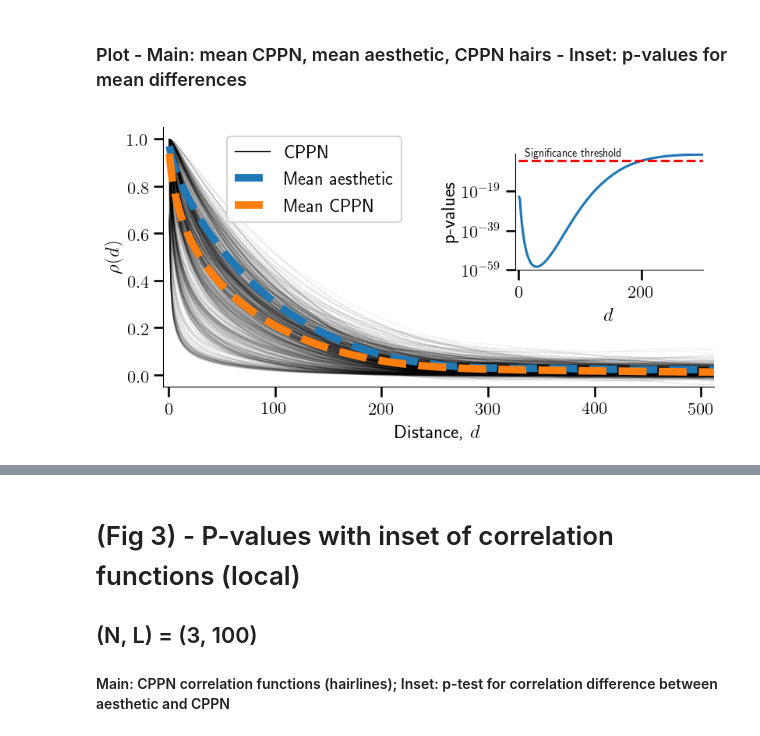
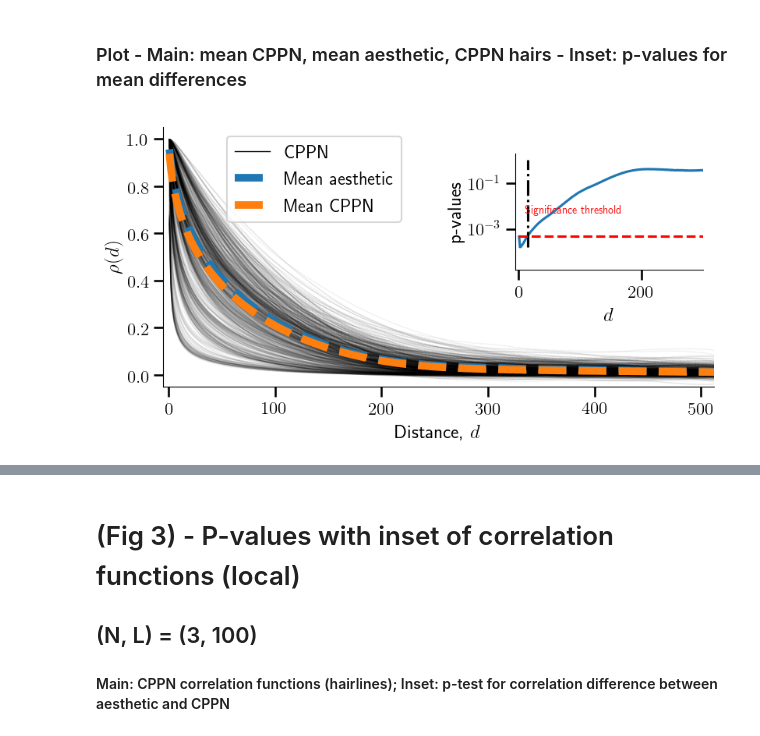
Before and after one commit to heysoos/cppn-tensorflow, a Jupyter notebook: paper_figures.ipynb, the cells around one changed output, grey strips where cells are left out. Saved outputs shown, nothing was run; the diff lists cells and outputs as text; code cells hidden in the pictures.

```diff
--- a/paper_figures.ipynb
+++ b/paper_figures.ipynb
@@ -593,7 +810,7 @@ aes_stack, _, _ = scipy.stats.binned_statistic(
             distances, aes_stack_t, statistic='mean', bins=512)
 
 corr_means, bin_edges, _ = scipy.stats.binned_statistic(
-            distances, corrs_means, statistic='mean', bins=512)
+            distances, data_cppn['corrs_means'], statistic='mean', bins=512)
 
 d = (bin_edges[1:] + bin_edges[0:-1]) / 2
 
@@ -602,17 +819,20 @@ N1 = np.shape(aes_stack)[0]
 aes_sigma = np.std(aes_stack, axis=0)
 
 cppn_mean = c_mean
-N2 = len(corrs_paths)
+N2 = np.shape(data_cppn['corrs_means'])[0]
 cppn_sigma = np.sqrt(c_var)
 
+# calculate t stat
 diff = aes_mean - cppn_mean
 vars = (aes_sigma ** 2 / N1) + (c_var / N2)
 t = diff / (np.sqrt(vars))
 
+# calculate DoF
 dof1 = N1 - 1
 dof2 = N2 - 1
 dof = (vars) ** 2 / ((aes_sigma ** 4 / (N1 ** 2 * dof1)) + (c_var ** 2 / (N2 ** 2 * dof2)))
 
+# calculate pvalue from t-stat
 pval = scipy.stats.t.sf(np.abs(t), dof) * 2
 # %% [markdown]
 ### Plot - Main: mean CPPN, mean aesthetic, CPPN hairs - Inset: p-values for mean differences
@@ -626,6 +846,8 @@ plt.rcParams["axes.facecolor"] = "w"
 plt.rcParams["axes.linewidth"] = "0.8"
 plt.rcParams.update({'font.size': 10})
 
+inset = True
+
 fig, ax = plt.subplots(figsize=(8, 4.2), dpi=100, constrained_layout=True)
 # fig.suptitle('Correlation functions of CPPN generated images and Aesthetic images')
 
@@ -634,11 +856,13 @@ ax.set_ylabel(r'$\rho(d)$')
 ax.set_xlabel('Distance, $d$')
 c = 'k'
 
-alpha = np.tanh(0.05 + 1 / len(corrs_means))  ## transparency related to number of lines
+alpha = np.tanh(0.05 + 1 / N2)  ## transparency related to number of lines
 
+# plot CPPN correlation arch.-means
 for i, corr in enumerate(corr_means):
     ax.plot(d, corr, alpha=alpha, linewidth=1, c=c, label='CPPN')
 
+# plot Aesthetic and CPPN correlation means
 ax.plot(d, np.mean(aes_stack, axis=0), '--', lw=7, label='Mean aesthetic')
 ax.plot(d, np.mean(corr_means, axis=0), '--', lw=7, label='Mean CPPN')
 
@@ -654,73 +878,79 @@ for h in leg1.legendHandles:
 # ax.grid(which='major', linestyle='-', color='black', alpha=0.1)
 # ax.grid(which='minor', linestyle=':', color='black', alpha=0.1)
 
-
+# plot lims
 # a.set_xscale('log')
 ax.set_xlim([-5, 512])
 ax.set_ylim([-0.05, 1.05])
+# ax.set_yscale('log')
+# ax.set_ylim([1e-2, 1.05])
 
 
 # Hide the right and top spines
 ax.spines['right'].set_visible(False)
 ax.spines['top'].set_visible(False)
 
 # Only show ticks on the left and bottom spines
 ax.yaxis.set_ticks_position('left')
 ax.xaxis.set_ticks_position('bottom')
 
 ## INSET
+if inset:
+    # Create a set of inset Axes: these should fill the bounding box allocated to
+    # them.
+    ax2 = plt.axes([0, 0, 1, 1])
+    # Manually set the position and relative size of the inset axes within ax1
+    ip = InsetPosition(ax, [0.64, 0.45, 0.34, 0.45])
+    ax2.set_axes_locator(ip)
+    # Mark the region corresponding to the inset axes on ax1 and draw lines
+    # in grey linking the two axes.
+    # mark_inset(ax, ax2, loc1=2, loc2=4, fc="none", ec='0.5')
 
-# Create a set of inset Axes: these should fill the bounding box allocated to
-# them.
-ax2 = plt.axes([0, 0, 1, 1])
-# Manually set the position and relative size of the inset axes within ax1
-ip = InsetPosition(ax, [0.64, 0.45, 0.34, 0.45])
-ax2.set_axes_locator(ip)
-# Mark the region corresponding to the inset axes on ax1 and draw lines
-# in grey linking the two axes.
-# mark_inset(ax, ax2, loc1=2, loc2=4, fc="none", ec='0.5')
+    # PLOT P-VALUES
 
-# PLOT P-VALUES
+    ax2.plot(d, pval)
 
-ax2.plot(d, pval)
+    # ax2.set_title(f'Welch\'s test')
+    ax2.set_xlabel('$d$')
+    ax2.set_ylabel('p-values')
 
-# ax2.set_title(f'Welch\'s test')
-ax2.set_xlabel('$d$')
-ax2.set_ylabel('p-values')
+    ax2.set_yscale('log')
+    ax2.set_ylim([0.1*np.min(pval), 2])
 
-ax2.set_yscale('log')
-ax2.set_ylim([1e-59, 2])
+    ax2.set_xlim([-5, 300])
 
 
-ax2.set_xlim([-5, 300])
+    boncor = np.sum(d < 300)
+    onesidecor = 2
+    thresh = onesidecor * 0.05 / boncor
+    d_thresh = np.min(d[pval > thresh])
 
+    x2, y2 = [d_thresh, d_thresh], [min(pval), max(pval)]
+    ax2.plot(x2, y2, '-.', c='k')
+    ax2.annotate(fr'$d < {d_thresh:.0f}$', [10 + d_thresh, 1e-2*thresh])
 
-boncor = np.sum(d < 300)
-onesidecor = 2
-thresh = onesidecor * 0.05 / boncor
+    x1, y1 = [0, max(d)], [thresh, thresh]
+    ax2.plot(x1, y1, '--', c='r')
+    ax2.annotate('Significance threshold', [10, 10*thresh], color='r')
 
-x1, y1 = [0, max(d)], [thresh, thresh]
-ax2.plot(x1, y1, '--', c='r')
-ax2.annotate('Significance threshold', [10, 100*thresh])
+    # Hide the right and top spines
+    ax2.spines['right'].set_visible(False)
+    ax2.spines['top'].set_visible(False)
 
-# Hide the right and top spines
-ax2.spines['right'].set_visible(False)
-ax2.spines['top'].set_visible(False)
+    # Only show ticks on the left and bottom spines
+    ax2.yaxis.set_ticks_position('left')
+    ax2.xaxis.set_ticks_position('bottom')
 
-# Only show ticks on the left and bottom spines
-ax2.yaxis.set_ticks_position('left')
-ax2.xaxis.set_ticks_position('bottom')
-
-time =  datetime.now().strftime("%y-%m-%d-%H-%M-%S.%f")
-name = 'fig2' + time
-filename = 'paper_figures/' + name + '.png'
-filename_pdf = 'paper_figures/pdf/' + name + '.pdf'
-plt.savefig(filename, density=600)
-plt.savefig(filename_pdf, density=600)
+# time =  datetime.now().strftime("%y-%m-%d-%H-%M-%S.%f")
+# name = 'fig2' + time
+# filename = 'paper_figures/' + name + '.png'
+# filename_pdf = 'paper_figures/pdf/' + name + '.pdf'
+# plt.savefig(filename, density=600)
+# plt.savefig(filename_pdf, density=600)
 
 plt.show()
 # %% [output]
-[figure, old version]
+[figure, new version]
 # %%
 min_sig = np.min(d[pval < thresh])
 max_sig = np.max(d[pval < thresh])
```
Also changed, not shown: parts of 116 cells of this notebook.
